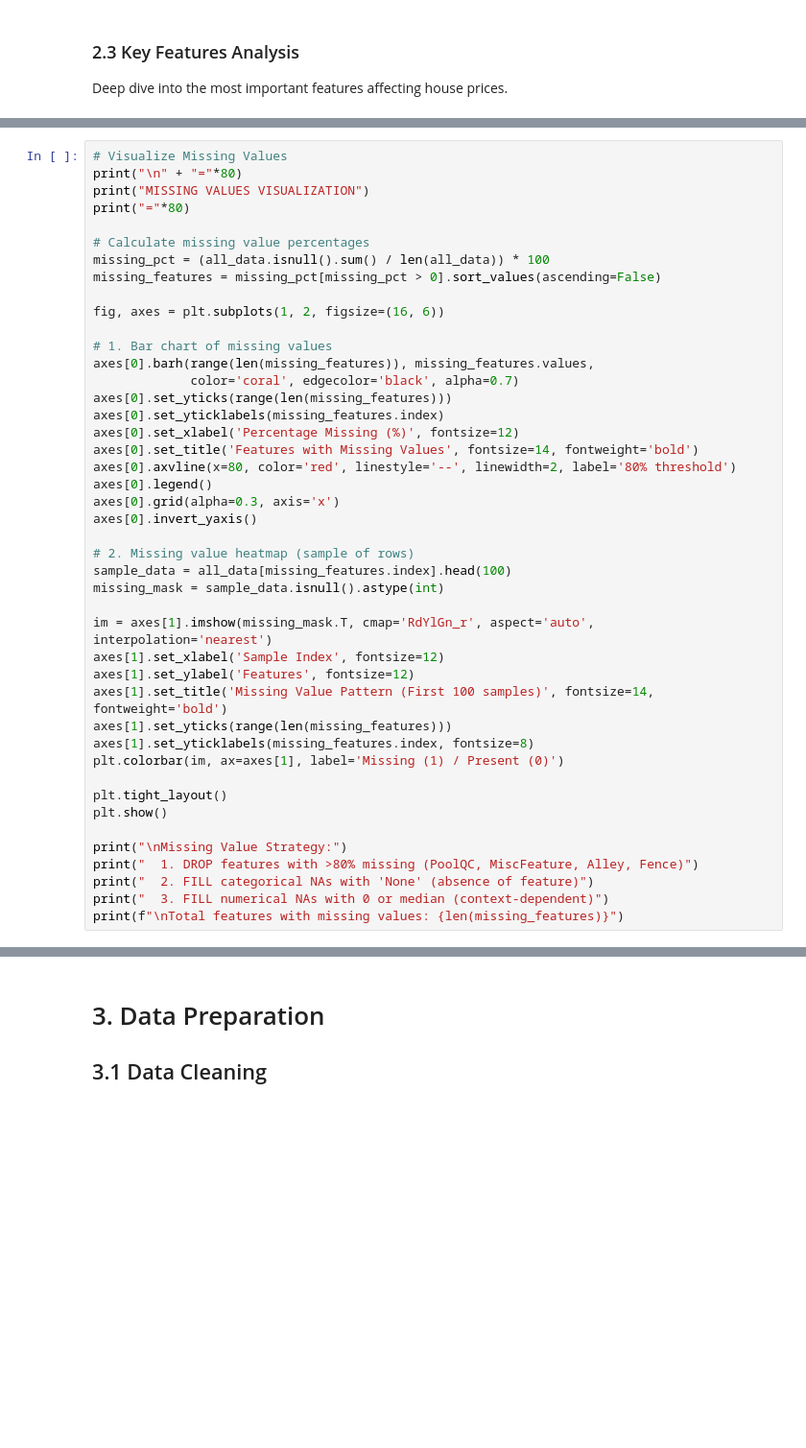
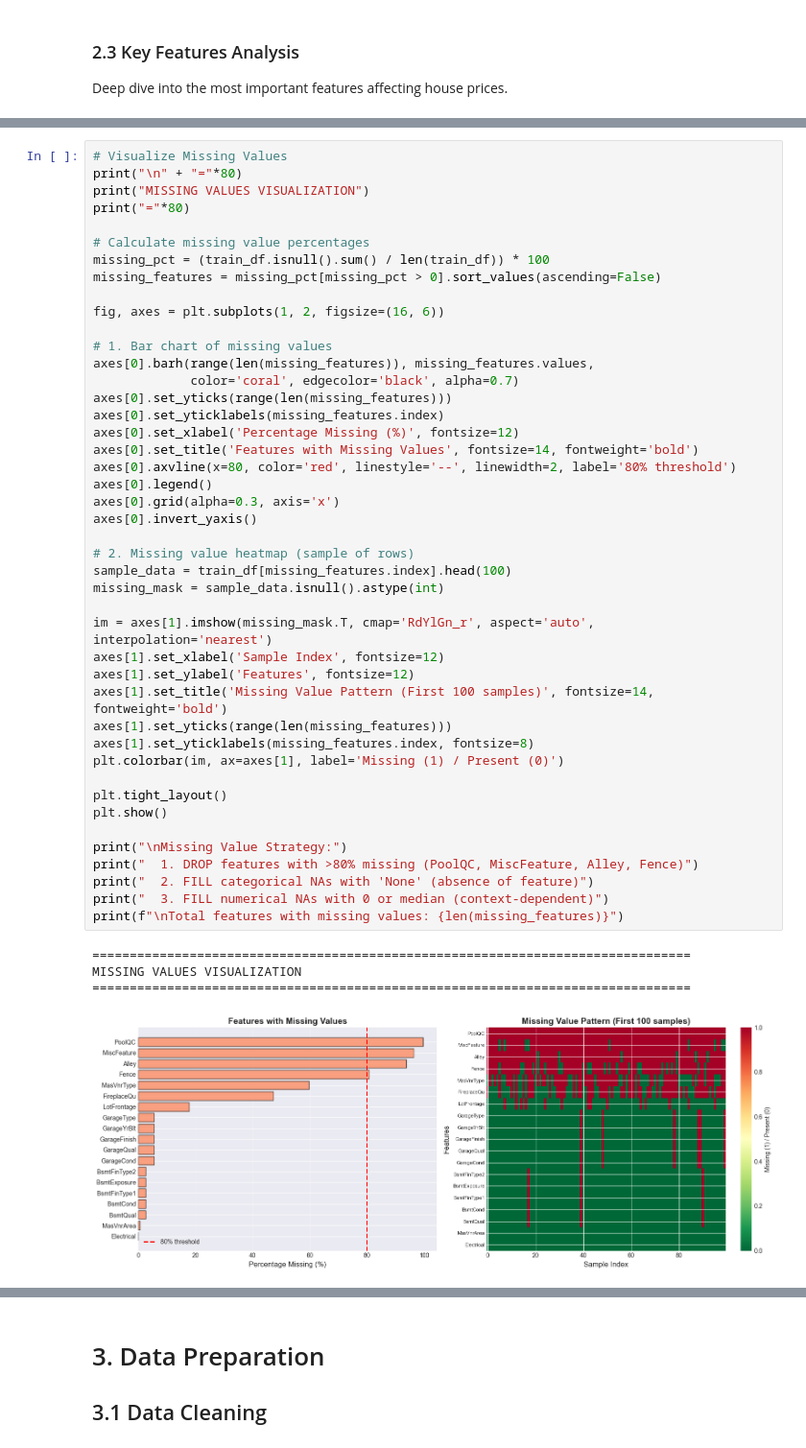
Before and after one commit to yorhagengyue/MLDP-Project, a Jupyter notebook: Geng_Yue__Program_Codes_Submission.ipynb, the cells around one changed output, grey strips where cells are left out. Shown at 96% size. Drawn from its saved outputs; the diff is of its cells as text; blank space fills up the shorter version.

```diff
--- a/Geng_Yue__Program_Codes_Submission.ipynb
+++ b/Geng_Yue__Program_Codes_Submission.ipynb
@@ -453,7 +784,7 @@ print("MISSING VALUES VISUALIZATION")
 print("="*80)
 
 # Calculate missing value percentages
-missing_pct = (all_data.isnull().sum() / len(all_data)) * 100
+missing_pct = (train_df.isnull().sum() / len(train_df)) * 100
 missing_features = missing_pct[missing_pct > 0].sort_values(ascending=False)
 
 fig, axes = plt.subplots(1, 2, figsize=(16, 6))
@@ -462,31 +793,36 @@ fig, axes = plt.subplots(1, 2, figsize=(16, 6))
 axes[0].barh(range(len(missing_features)), missing_features.values,
              color='coral', edgecolor='black', alpha=0.7)
 axes[0].set_yticks(range(len(missing_features)))
 axes[0].set_yticklabels(missing_features.index)
 axes[0].set_xlabel('Percentage Missing (%)', fontsize=12)
 axes[0].set_title('Features with Missing Values', fontsize=14, fontweight='bold')
 axes[0].axvline(x=80, color='red', linestyle='--', linewidth=2, label='80% threshold')
 axes[0].legend()
 axes[0].grid(alpha=0.3, axis='x')
 axes[0].invert_yaxis()
 
 # 2. Missing value heatmap (sample of rows)
-sample_data = all_data[missing_features.index].head(100)
+sample_data = train_df[missing_features.index].head(100)
 missing_mask = sample_data.isnull().astype(int)
 
 im = axes[1].imshow(missing_mask.T, cmap='RdYlGn_r', aspect='auto', interpolation='nearest')
 axes[1].set_xlabel('Sample Index', fontsize=12)
 axes[1].set_ylabel('Features', fontsize=12)
 axes[1].set_title('Missing Value Pattern (First 100 samples)', fontsize=14, fontweight='bold')
 axes[1].set_yticks(range(len(missing_features)))
 axes[1].set_yticklabels(missing_features.index, fontsize=8)
 plt.colorbar(im, ax=axes[1], label='Missing (1) / Present (0)')
 
 plt.tight_layout()
 plt.show()
 
 print("\nMissing Value Strategy:")
 print("  1. DROP features with >80% missing (PoolQC, MiscFeature, Alley, Fence)")
 print("  2. FILL categorical NAs with 'None' (absence of feature)")
 print("  3. FILL numerical NAs with 0 or median (context-dependent)")
 print(f"\nTotal features with missing values: {len(missing_features)}")
+# %% [output]
+================================================================================
+MISSING VALUES VISUALIZATION
+================================================================================
+[figure, added]
```
Also changed, not shown: parts of 80 cells of this notebook, 11 other files.
